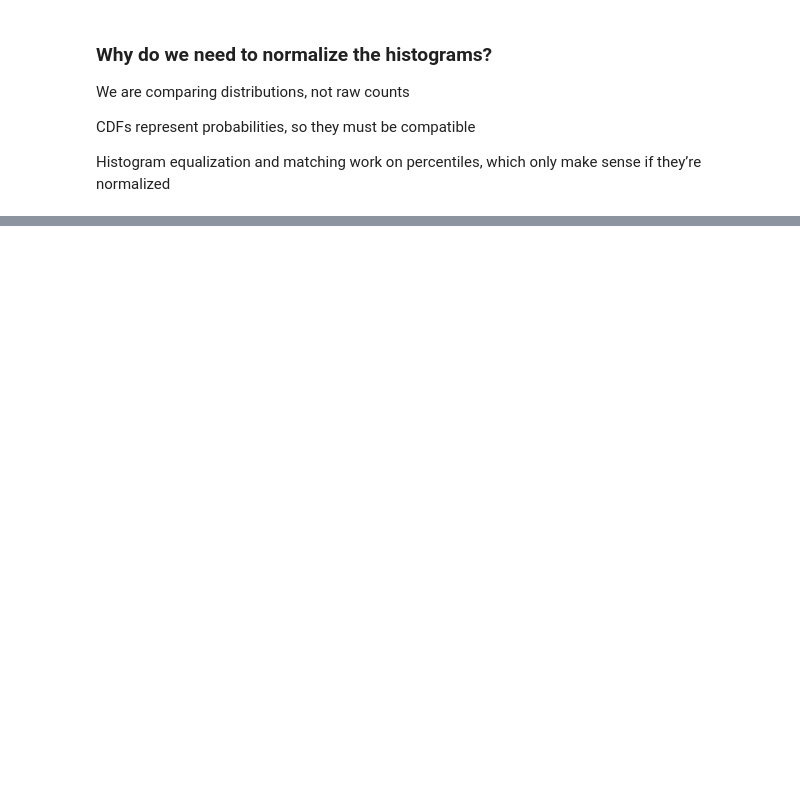
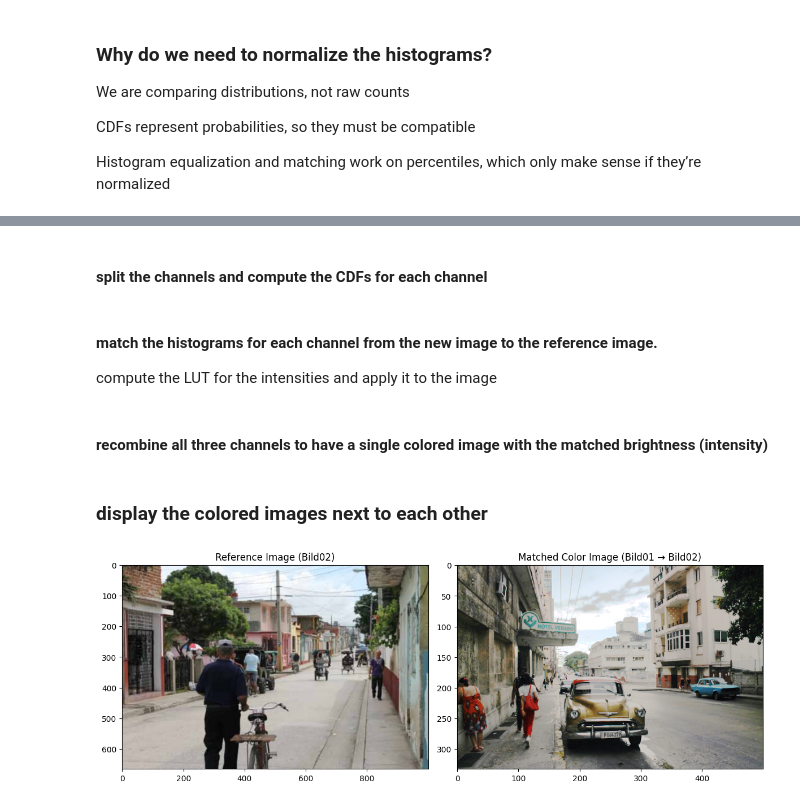
Before and after one commit to AhmedZ41/2DCV-Tasks, a Jupyter notebook: 2.Aufgabe/Aufgabe2.ipynb, the cells around one changed output, grey strips where cells are left out. Saved outputs shown, nothing was run; the diff lists cells and outputs as text; code cells hidden in the pictures; blank space fills up the shorter version.

```diff
--- a/2.Aufgabe/Aufgabe2.ipynb
+++ b/2.Aufgabe/Aufgabe2.ipynb
@@ -232,0 +232,42 @@ Histogram equalization and matching work on percentiles, which only make sense i
+# %%
+img1_color = imread("bild01.jpg")
+img2_color = imread("bild02.jpg")
+# %% [markdown]
+#### split the channels and compute the CDFs for each channel
+# %%
+r1, g1, b1 = img1_color[:, :, 0], img1_color[:, :, 1], img1_color[:, :, 2]
+r2, g2, b2 = img2_color[:, :, 0], img2_color[:, :, 1], img2_color[:, :, 2]
+
+cdf_r1, cdf_r2 = compute_cumHisto(r1), compute_cumHisto(r2)
+cdf_g1, cdf_g2 = compute_cumHisto(g1), compute_cumHisto(g2)
+cdf_b1, cdf_b2 = compute_cumHisto(b1), compute_cumHisto(b2)
+# %% [markdown]
+#### match the histograms for each channel from the new image to the reference image.
+compute the LUT for the intensities and apply it to the image
+# %%
+lut_r = match_Histo(cdf_r1, cdf_r2)
+lut_g = match_Histo(cdf_g1, cdf_g2)
+lut_b = match_Histo(cdf_b1, cdf_b2)
+
+r1_matched = apply_LUT_to_image(r1, lut_r)
+g1_matched = apply_LUT_to_image(g1, lut_g)
+b1_matched = apply_LUT_to_image(b1, lut_b)
+# %% [markdown]
+#### recombine all three channels to have a single colored image with the matched brightness (intensity)
+# %%
+img1_color_matched = np.stack([r1_matched, g1_matched, b1_matched], axis=2)
+# %% [markdown]
+### display the colored images next to each other
+# %%
+fig, axes = plt.subplots(1, 2, figsize=(12, 5))
+
+axes[0].imshow(img2_color)
+axes[0].set_title("Reference Image (Bild02)")
+
+axes[1].imshow(img1_color_matched)
+axes[1].set_title("Matched Color Image (Bild01 → Bild02)")
+
+plt.tight_layout()
+plt.show()
+# %% [output]
+[figure, added]
```
Also changed, not shown: parts of 5 cells of this notebook.
